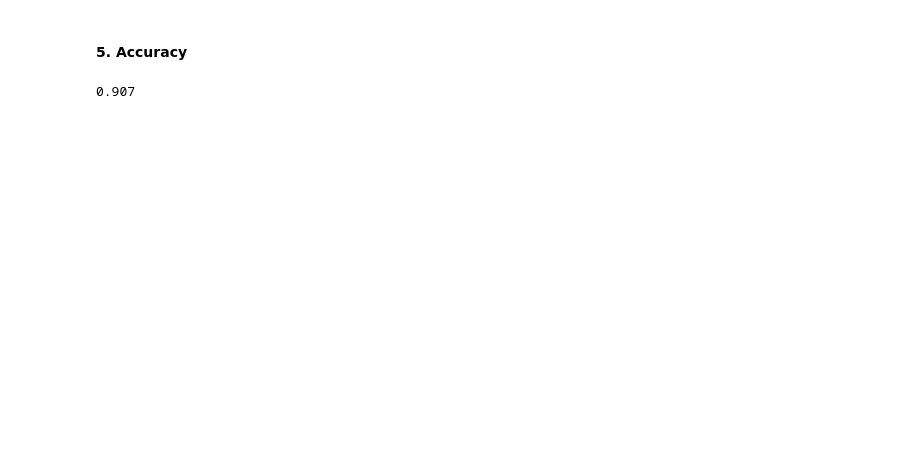
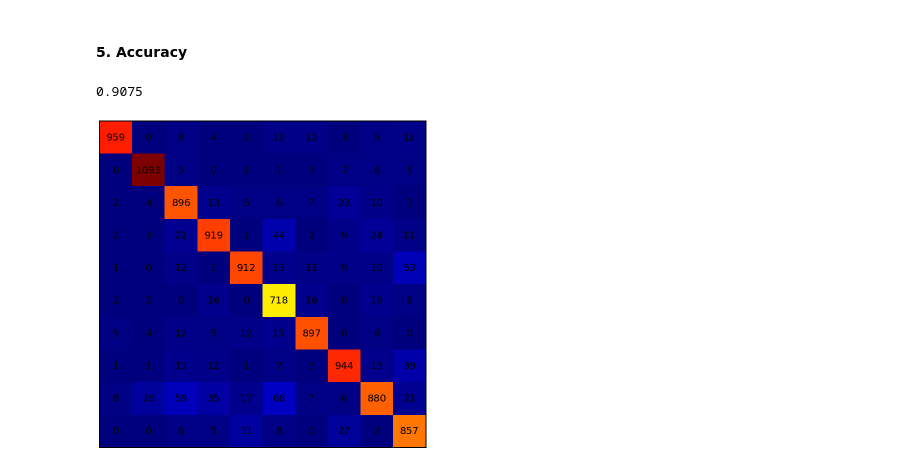
Before and after one commit to Sinbad-The-Sailor/Machine-Learning-Notebooks, a Jupyter notebook: softmax_regression/softmax_regression.ipynb, the cells around one changed output. Saved outputs shown, nothing was run; the diff lists cells and outputs as text; code cells hidden in the pictures; blank space fills up the shorter version.

Commit message:
Tested accuracy. 90% again.

```diff
--- a/softmax_regression/softmax_regression.ipynb
+++ b/softmax_regression/softmax_regression.ipynb
@@ -208,14 +208,32 @@ Min Weight:           -85355.82255758974
 # %%
 total_training = 10000
 total_correct = 0
+confusion_matrix = np.zeros((10, 10))
 
 for i in range(total_training):
     data = np.insert(TESTING_DATA[i], 0, 1)
-    prediction = softmax(data, W)
-    answer = TESTING_LABELS[i]
-    if (prediction[answer] == 1):
+    prediction = int(np.argmax(softmax(data, W)))
+    answer = int(TESTING_LABELS[i])
+
+    if (prediction == answer):
         total_correct = total_correct + 1
+
+    confusion_matrix[prediction][answer] += 1
-# %%
-total_correct/total_training
-# %% [output]
-0.907
+# %%
+# Total accuracy.
+total_correct / total_training
+# %% [output]
+0.9075
+# %%
+# Confusion matrix.
+fig, ax = plt.subplots()
+ax.matshow(confusion_matrix, cmap=plt.cm.jet)
+
+for i in range(10):
+    for j in range(10):
+        c = confusion_matrix[j,i]
+        ax.text(i, j, int(c), va='center', ha='center', color='black')
+ax.axes.get_xaxis().set_visible(False)
+ax.axes.get_yaxis().set_visible(False)
+# %% [output]
+[figure, added]
```
Also changed, not shown: parts of 2 cells of this notebook, 1 other file.
